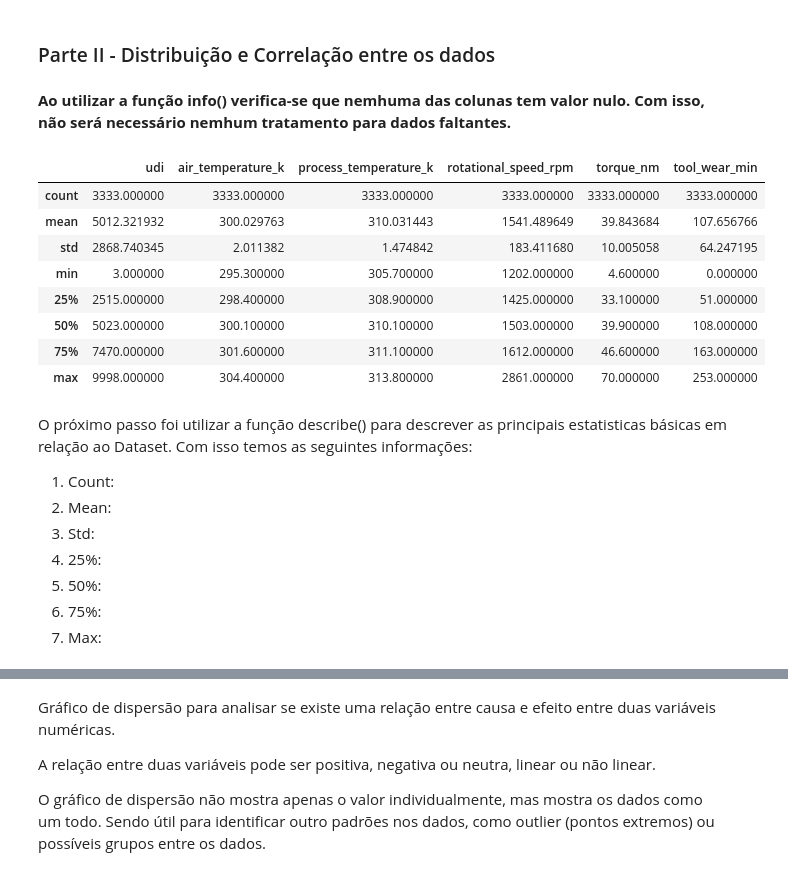
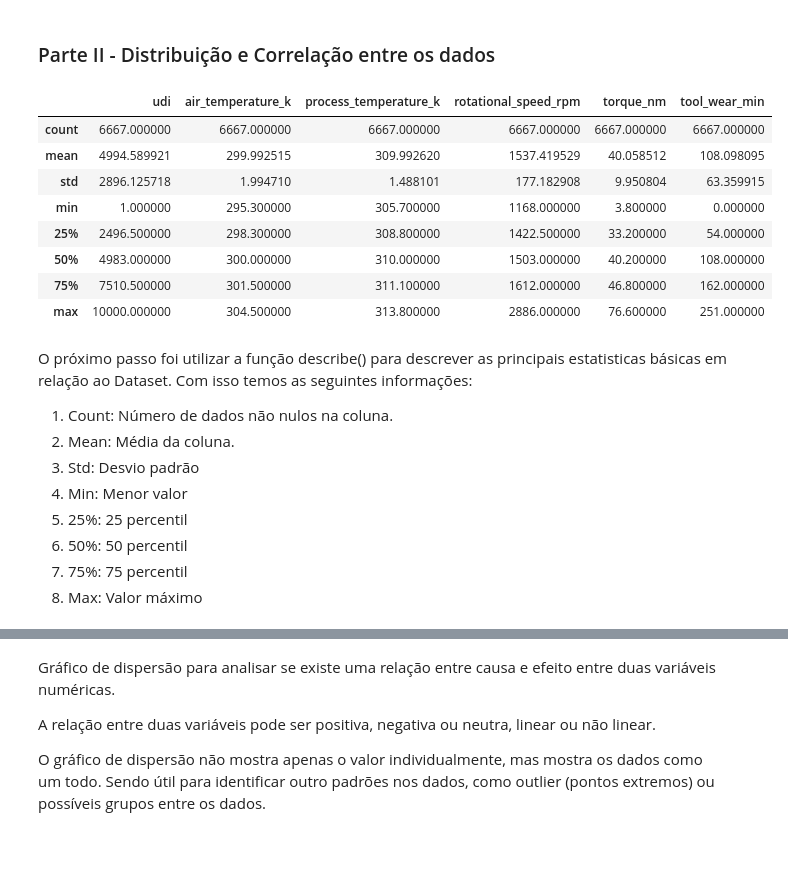
Before and after one commit to danielemontenegro/desafio_indicium_dani_montenegro, a Jupyter notebook: eda.ipynb, the cells around one changed output, grey strips where cells are left out. Drawn from its saved outputs; the diff is of its cells as text; code cells hidden in the pictures; blank space fills up the shorter version.

```diff
--- a/eda.ipynb
+++ b/eda.ipynb
@@ -180,27 +180,26 @@ M     Heat Dissipation Failure      22
 dtype: int64
 # %% [markdown]
 ### Parte II - Distribuição e Correlação entre os dados
-# %% [markdown]
-**Ao utilizar a função info() verifica-se que nemhuma das colunas tem valor nulo. Com isso, não será necessário nemhum tratamento para dados faltantes.**
 # %%
-df_teste.describe()
+df_treino.describe()
 # %% [output]
 |  | udi | air_temperature_k | process_temperature_k | rotational_speed_rpm | torque_nm | tool_wear_min |
-| count | 3333.000000 | 3333.000000 | 3333.000000 | 3333.000000 | 3333.000000 | 3333.000000 |
-| mean | 5012.321932 | 300.029763 | 310.031443 | 1541.489649 | 39.843684 | 107.656766 |
-| std | 2868.740345 | 2.011382 | 1.474842 | 183.411680 | 10.005058 | 64.247195 |
-| min | 3.000000 | 295.300000 | 305.700000 | 1202.000000 | 4.600000 | 0.000000 |
-| 25% | 2515.000000 | 298.400000 | 308.900000 | 1425.000000 | 33.100000 | 51.000000 |
-| 50% | 5023.000000 | 300.100000 | 310.100000 | 1503.000000 | 39.900000 | 108.000000 |
-| 75% | 7470.000000 | 301.600000 | 311.100000 | 1612.000000 | 46.600000 | 163.000000 |
-| max | 9998.000000 | 304.400000 | 313.800000 | 2861.000000 | 70.000000 | 253.000000 |
+| count | 6667.000000 | 6667.000000 | 6667.000000 | 6667.000000 | 6667.000000 | 6667.000000 |
+| mean | 4994.589921 | 299.992515 | 309.992620 | 1537.419529 | 40.058512 | 108.098095 |
+| std | 2896.125718 | 1.994710 | 1.488101 | 177.182908 | 9.950804 | 63.359915 |
+| min | 1.000000 | 295.300000 | 305.700000 | 1168.000000 | 3.800000 | 0.000000 |
+| 25% | 2496.500000 | 298.300000 | 308.800000 | 1422.500000 | 33.200000 | 54.000000 |
+| 50% | 4983.000000 | 300.000000 | 310.000000 | 1503.000000 | 40.200000 | 108.000000 |
+| 75% | 7510.500000 | 301.500000 | 311.100000 | 1612.000000 | 46.800000 | 162.000000 |
+| max | 10000.000000 | 304.500000 | 313.800000 | 2886.000000 | 76.600000 | 251.000000 |
 # %% [markdown]
 O próximo passo foi utilizar a função describe() para descrever as principais estatisticas básicas em relação ao Dataset. Com isso temos as seguintes informações:
 
-1. Count:
-2. Mean:
-3. Std:
-4. 25%:
-5. 50%:
-6. 75%:
-7. Max:
+1. Count: Número de dados não nulos na coluna.
+2. Mean: Média da coluna.
+3. Std: Desvio padrão
+4. Min: Menor valor
+4. 25%: 25 percentil
+5. 50%: 50 percentil
+6. 75%: 75 percentil
+7. Max: Valor máximo
```
Also changed, not shown: parts of 12 cells of this notebook, 2 other files.
